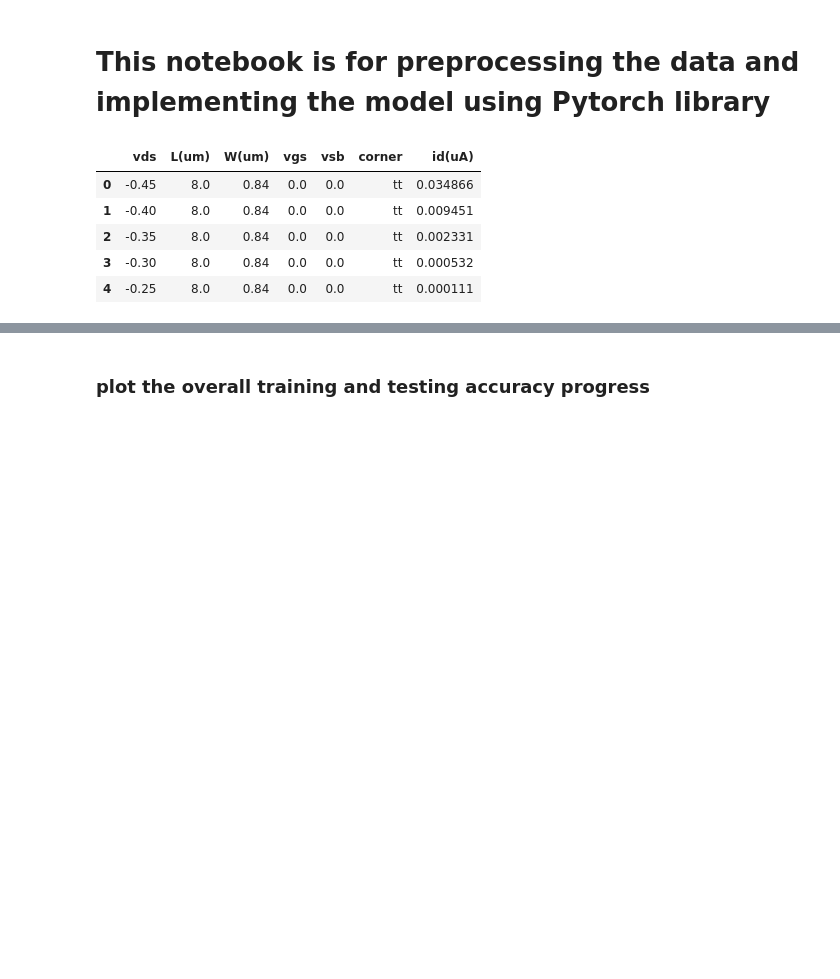
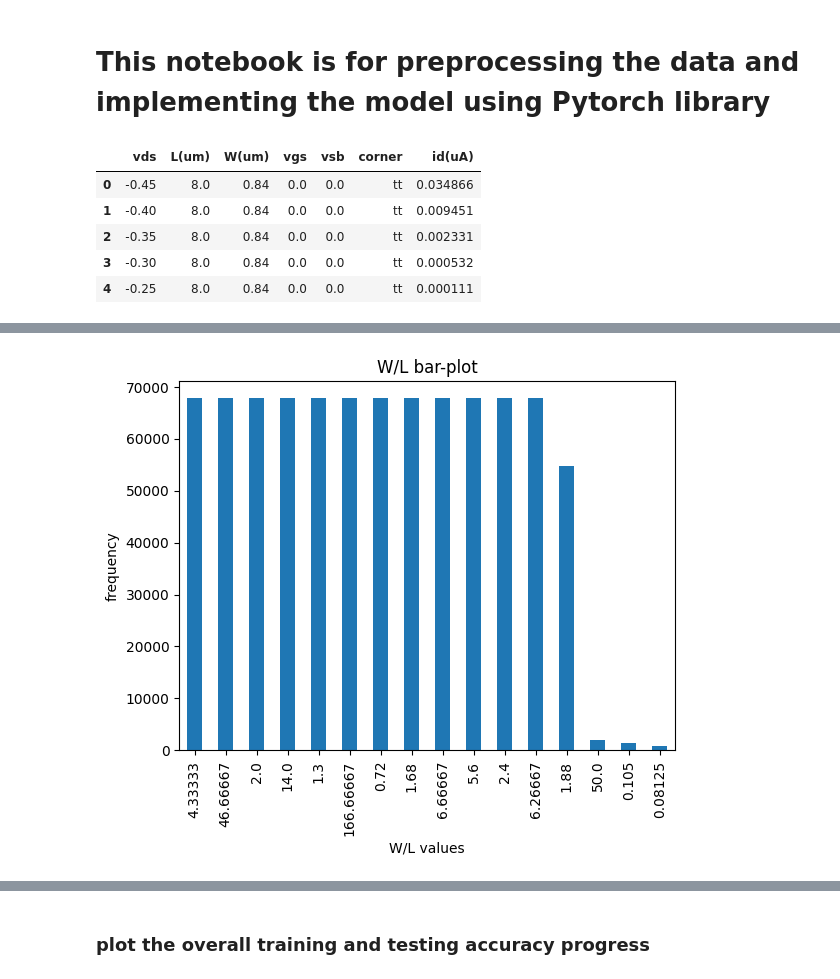
Before and after one commit to salama4ai/AI-project, a Jupyter notebook: PyTorch_model_implementation.ipynb, the cells around one changed output, grey strips where cells are left out. Cells and saved outputs as stored; diff of their text form; code cells hidden in the pictures; blank space fills up the shorter version.

```diff
--- a/PyTorch_model_implementation.ipynb
+++ b/PyTorch_model_implementation.ipynb
@@ -71,0 +78,5 @@ x.head()
+# %%
+# lets convert the 2 columns 'W(um)' and L(um) into one column by dividing W/L as stated in the equation, that for 2 reasons, one to reduce
+# number of columns without losing them contained information, and secondly as that is exactly how the equation used these 2 variables
+x['W/L'] = x['W(um)']/x['L(um)']
+x['W/L'].value_counts()
@@ -72,3 +101,11 @@ x.head()
+# %%
+# plot the values and value counts of 'W/L' column
+x['W/L'].round(5).value_counts().plot(kind='bar', title='W/L bar-plot')
+plt.xlabel('W/L values')
+plt.ylabel('frequency')
+plt.show()
+# %% [output]
+[figure, added]
 # %%
 # separate the output(or label or target) column from the features(input) columns
 # where 'x' the feature columns,
```
Also changed, not shown: parts of 17 cells of this notebook.
